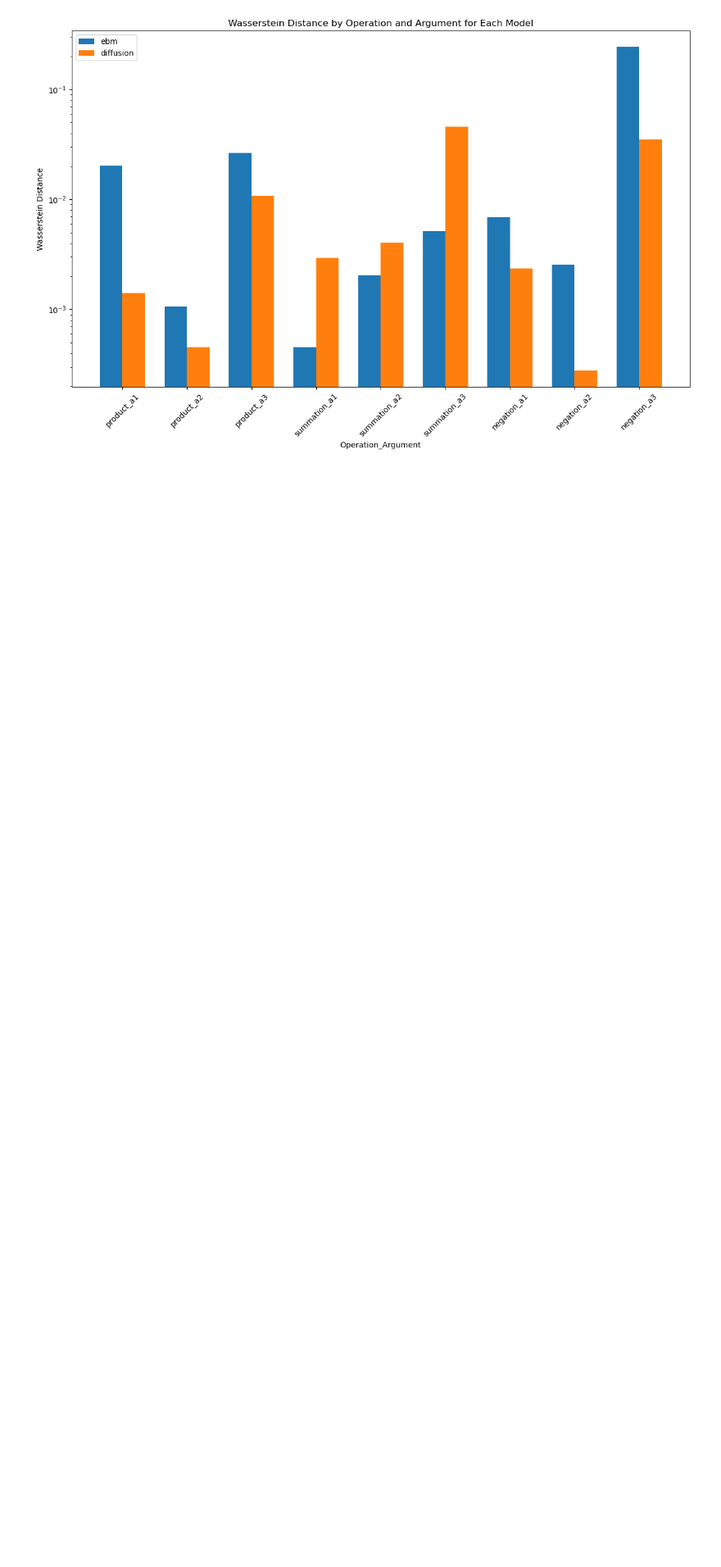
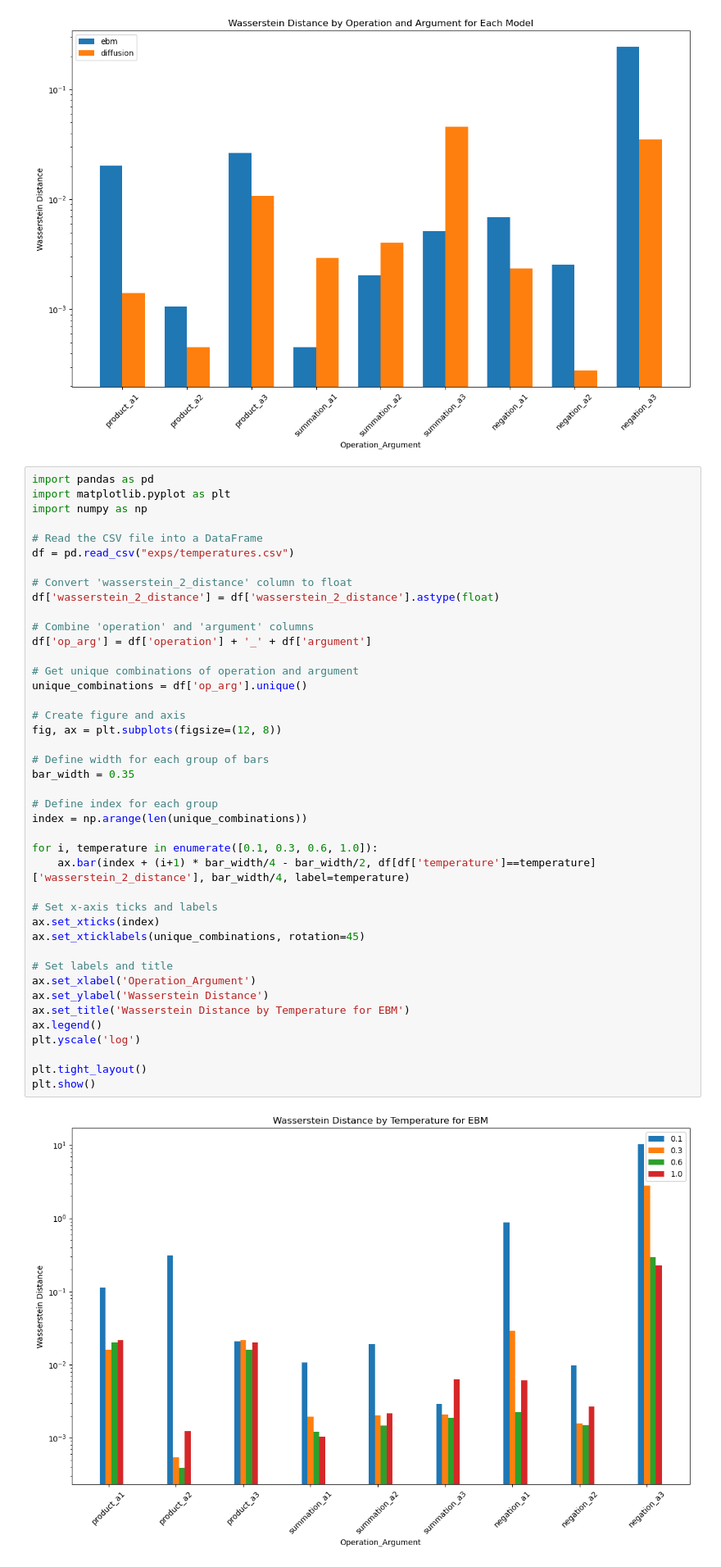
Before and after one commit to rainorangelemon/complift-2d-and-clevr, a Jupyter notebook: notebooks/composition.ipynb, the cells around one changed output. Shown at 82% size. Drawn from its saved outputs; the diff is of its cells as text; blank space fills up the shorter version.

```diff
--- a/notebooks/composition.ipynb
+++ b/notebooks/composition.ipynb
@@ -238,3 +250,47 @@ plt.tight_layout()
 plt.show()
 # %% [output]
 [figure]
+# %%
+import pandas as pd
+import matplotlib.pyplot as plt
+import numpy as np
+
+# Read the CSV file into a DataFrame
+df = pd.read_csv("exps/temperatures.csv")
+
+# Convert 'wasserstein_2_distance' column to float
+df['wasserstein_2_distance'] = df['wasserstein_2_distance'].astype(float)
+
+# Combine 'operation' and 'argument' columns
+df['op_arg'] = df['operation'] + '_' + df['argument']
+
+# Get unique combinations of operation and argument
+unique_combinations = df['op_arg'].unique()
+
+# Create figure and axis
+fig, ax = plt.subplots(figsize=(12, 8))
+
+# Define width for each group of bars
+bar_width = 0.35
+
+# Define index for each group
+index = np.arange(len(unique_combinations))
+
+for i, temperature in enumerate([0.1, 0.3, 0.6, 1.0]):
+    ax.bar(index + (i+1) * bar_width/4 - bar_width/2, df[df['temperature']==temperature]['wasserstein_2_distance'], bar_width/4, label=temperature)
+
+# Set x-axis ticks and labels
+ax.set_xticks(index)
+ax.set_xticklabels(unique_combinations, rotation=45)
+
+# Set labels and title
+ax.set_xlabel('Operation_Argument')
+ax.set_ylabel('Wasserstein Distance')
+ax.set_title('Wasserstein Distance by Temperature for EBM')
+ax.legend()
+plt.yscale('log')
+
+plt.tight_layout()
+plt.show()
+# %% [output]
+[figure, added]
```
Also changed, not shown: parts of 3 cells of this notebook, 1 other file.
